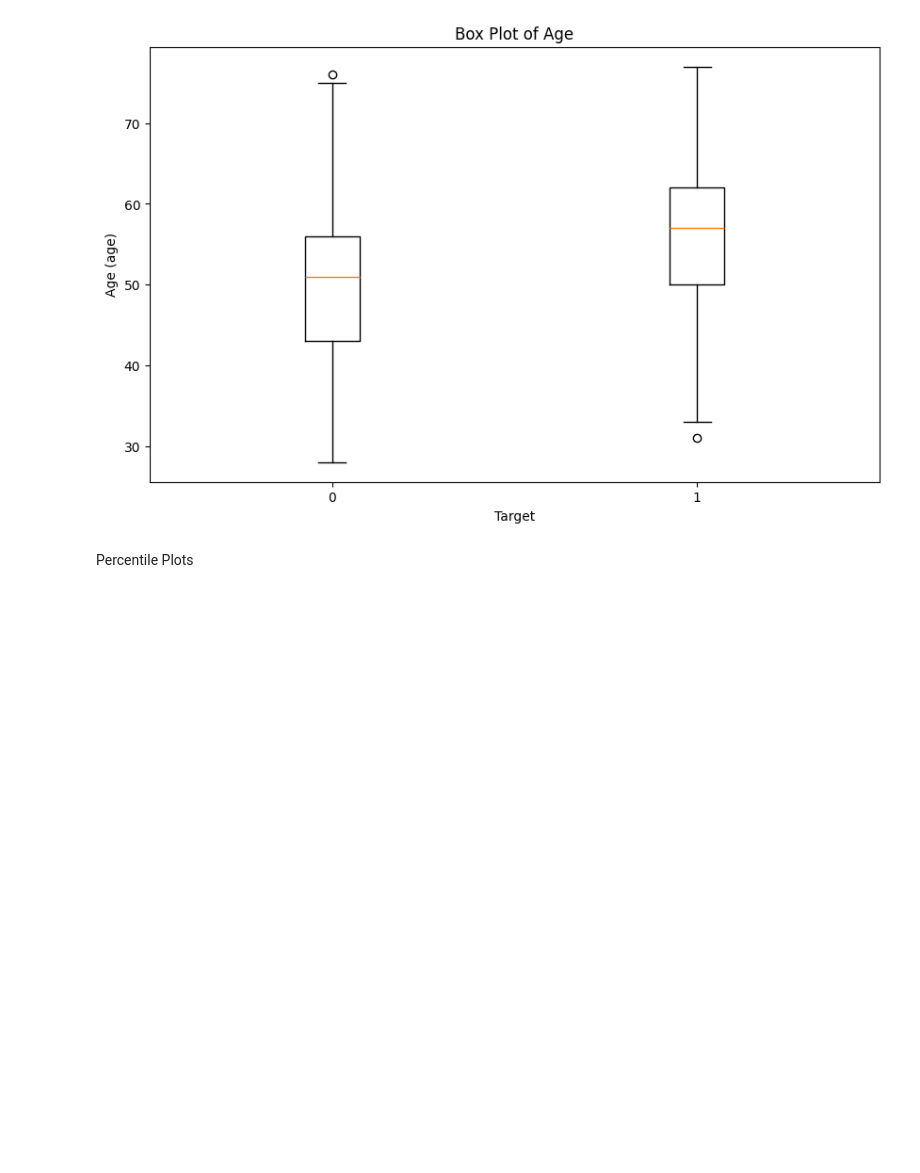
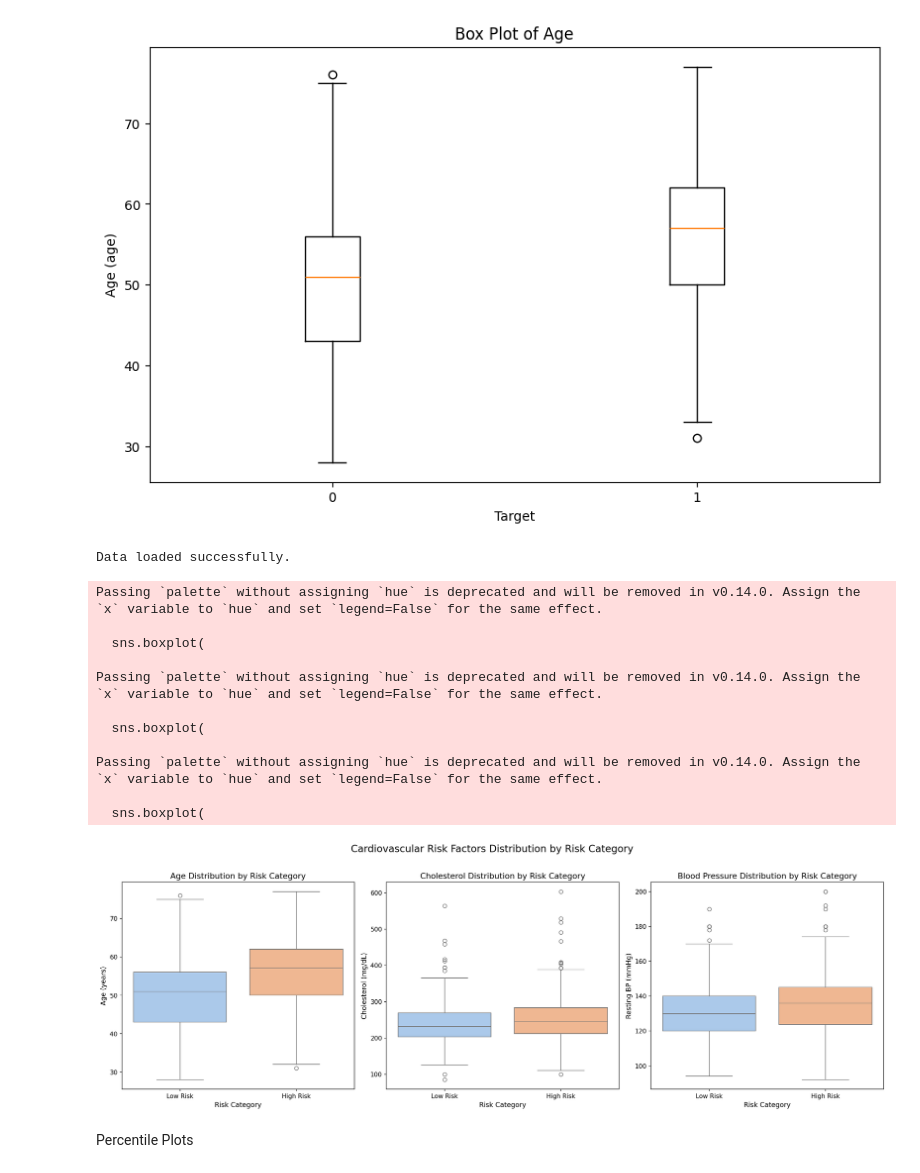
Before and after one commit to PMK1991/cvd_counterfactual_pipeline, a Jupyter notebook: nb_cvd_eda.ipynb, the cells around one changed output. Cells and saved outputs as stored; diff of their text form; code cells hidden in the pictures; blank space fills up the shorter version.

```diff
--- a/nb_cvd_eda.ipynb
+++ b/nb_cvd_eda.ipynb
@@ -59,5 +108,80 @@ plotter.box_plot(target_column='target', value_column='age', target_labels=[0, 1
 [figure]
 [figure]
 [figure]
+# %%
+import pandas as pd
+import matplotlib.pyplot as plt
+import seaborn as sns
+
+def create_combined_box_plots(df, columns=['age', 'chol', 'trestbps'],
+                            titles=["Box Plot of Age",
+                                  "Box Plot of Cholesterol",
+                                  "Box Plot of Blood Pressure"],
+                            ylabels=["Age", "Cholesterol (mg/dL)", "Blood Pressure (mmHg)"]):
+    """
+    Creates a combined figure with box plots for specified columns,
+    grouped by target variable (assumed to be binary 0/1).
+    """
+    # Set up the figure
+    fig, axes = plt.subplots(1, 3, figsize=(18, 6))
+    plt.subplots_adjust(wspace=0.3)
+
+    # Define risk labels and colors for consistent styling
+    risk_labels = {0: 'Low Risk', 1: 'High Risk'}
+
+    # Create each plot
+    for i, (col, title, ylabel) in enumerate(zip(columns, titles, ylabels)):
+        ax = axes[i]
+
+        # Create boxplot
+        sns.boxplot(
+            data=df,
+            y=col,
+            x='target',
+            ax=ax,
+            palette='pastel'
+        )
+
+        # Replace numeric target labels with meaningful ones
+        ax.set_xticklabels(['Low Risk', 'High Risk'])
+
+        # Customize plot
+        ax.set_title(title, fontsize=13)
+        ax.set_xlabel("Risk Category", fontsize=11)
+        ax.set_ylabel(ylabel, fontsize=11)
+
+    plt.suptitle("Cardiovascular Risk Factors Distribution by Risk Category", fontsize=16, y=1.02)
+    plt.tight_layout()
+    plt.savefig('cvd_box_plots.png', dpi=300, bbox_inches='tight')
+    plt.show()
+
+# Load the data from your dataset
+# Assuming the dataLoader object was created earlier in the notebook
+dataLoader = DataLoader("heart_statlog_cleveland_hungary_final.csv")
+df_cvd = dataLoader.load_data()
+
+# Create the combined box plots
+create_combined_box_plots(
+    df_cvd,
+    columns=['age', 'chol', 'trestbps'],
+    titles=["Age Distribution by Risk Category",
+           "Cholesterol Distribution by Risk Category",
+           "Blood Pressure Distribution by Risk Category"],
+    ylabels=["Age (years)", "Cholesterol (mg/dL)", "Resting BP (mmHg)"]
+)
+# %% [output]
+Data loaded successfully.
+Passing `palette` without assigning `hue` is deprecated and will be removed in v0.14.0. Assign the `x` variable to `hue` and set `legend=False` for the same effect.
+
+  sns.boxplot(
+
+Passing `palette` without assigning `hue` is deprecated and will be removed in v0.14.0. Assign the `x` variable to `hue` and set `legend=False` for the same effect.
+
+  sns.boxplot(
+
+Passing `palette` without assigning `hue` is deprecated and will be removed in v0.14.0. Assign the `x` variable to `hue` and set `legend=False` for the same effect.
+
+  sns.boxplot(
+[figure, added]
 # %% [markdown]
 Percentile Plots
```
Also changed, not shown: parts of 7 cells of this notebook, 6 other files.
